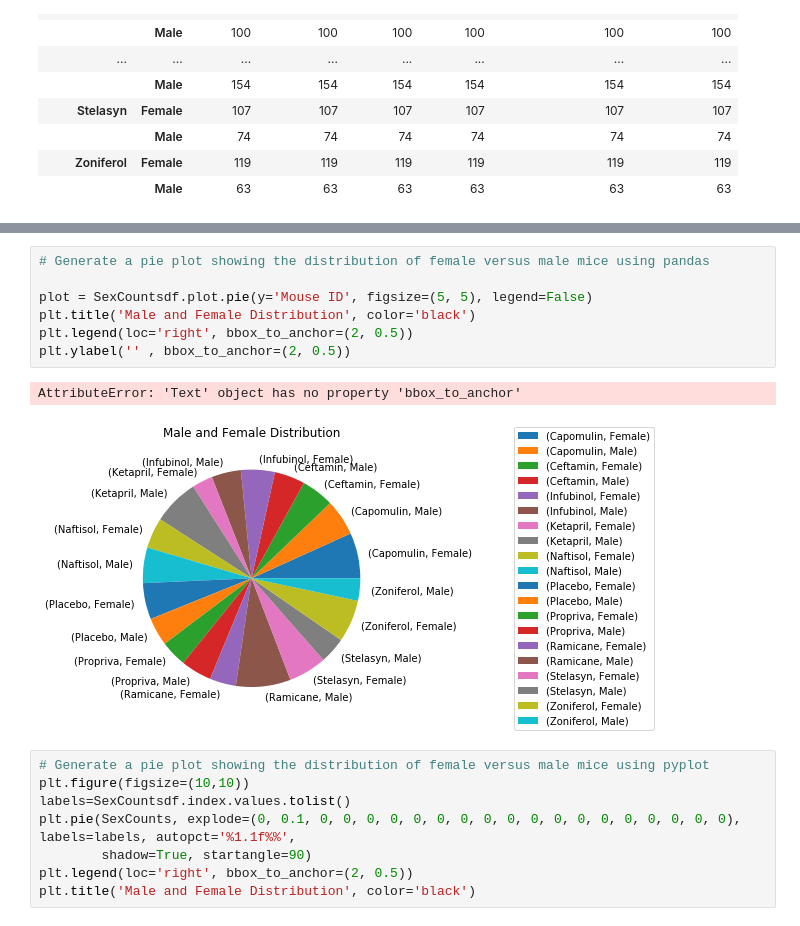
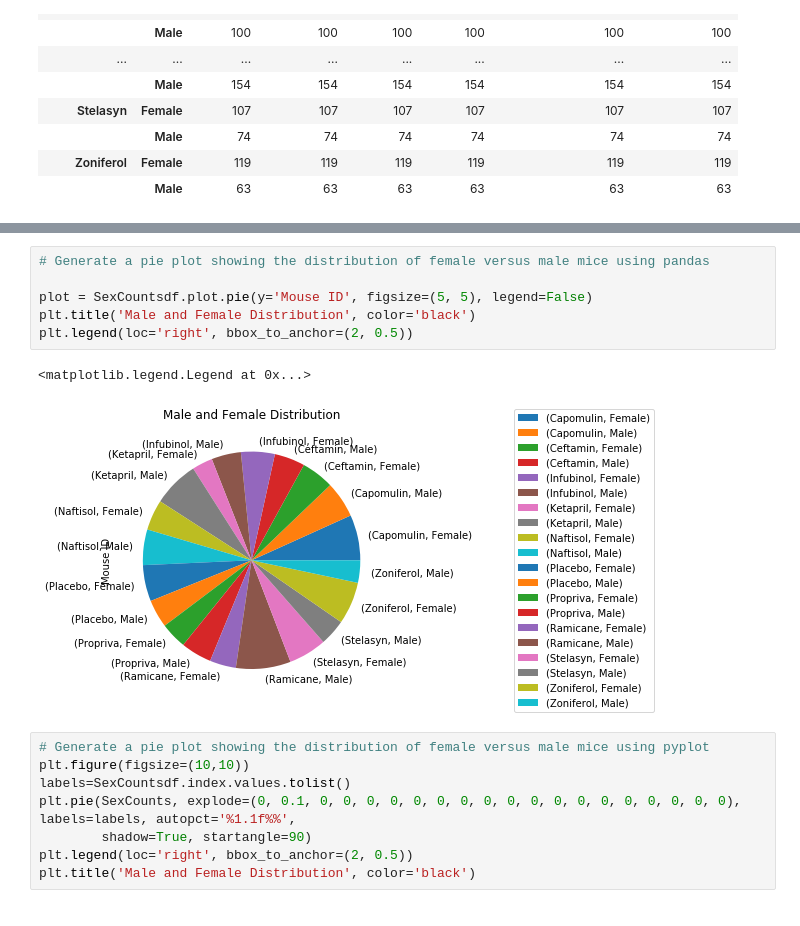
Before and after one commit to Aquanewbie/Brandon-Cornejo-Data-Analytics-HW, a Jupyter notebook: Homework5/Pymaceuticals/pymaceuticals_starter.ipynb, the cells around one changed output, grey strips where cells are left out. Saved outputs shown, nothing was run; the diff lists cells and outputs as text.

```diff
--- a/Homework5/Pymaceuticals/pymaceuticals_starter.ipynb
+++ b/Homework5/Pymaceuticals/pymaceuticals_starter.ipynb
@@ -283,13 +260,12 @@ SexCountsdf
 # %%
 # Generate a pie plot showing the distribution of female versus male mice using pandas
 
 plot = SexCountsdf.plot.pie(y='Mouse ID', figsize=(5, 5), legend=False)
 plt.title('Male and Female Distribution', color='black')
 plt.legend(loc='right', bbox_to_anchor=(2, 0.5))
-plt.ylabel('' , bbox_to_anchor=(2, 0.5))
 # %% [output]
-AttributeError: 'Text' object has no property 'bbox_to_anchor'
+<matplotlib.legend.Legend at 0x...>
-[figure, old version]
+[figure, new version]
 # %%
 # Generate a pie plot showing the distribution of female versus male mice using pyplot
 plt.figure(figsize=(10,10))
```
Also changed, not shown: parts of 16 cells of this notebook.
